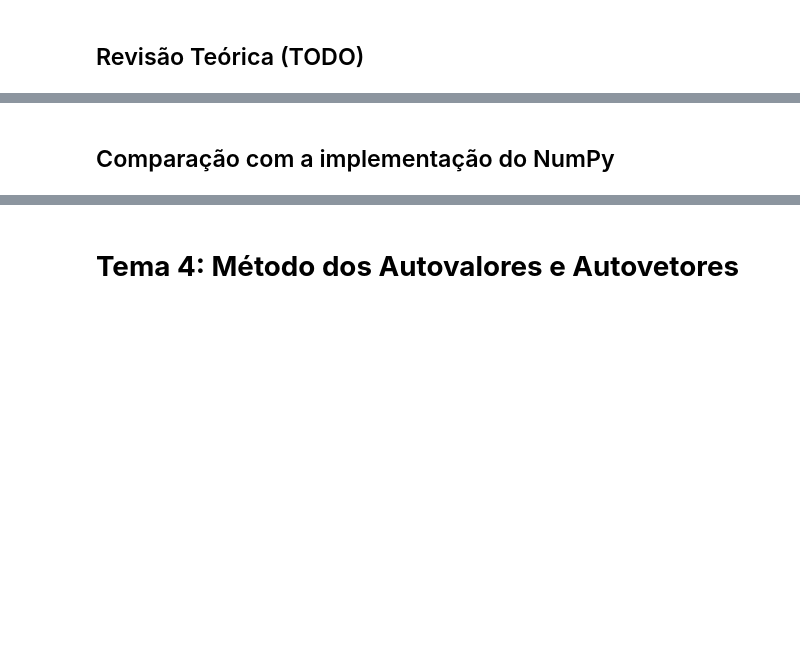
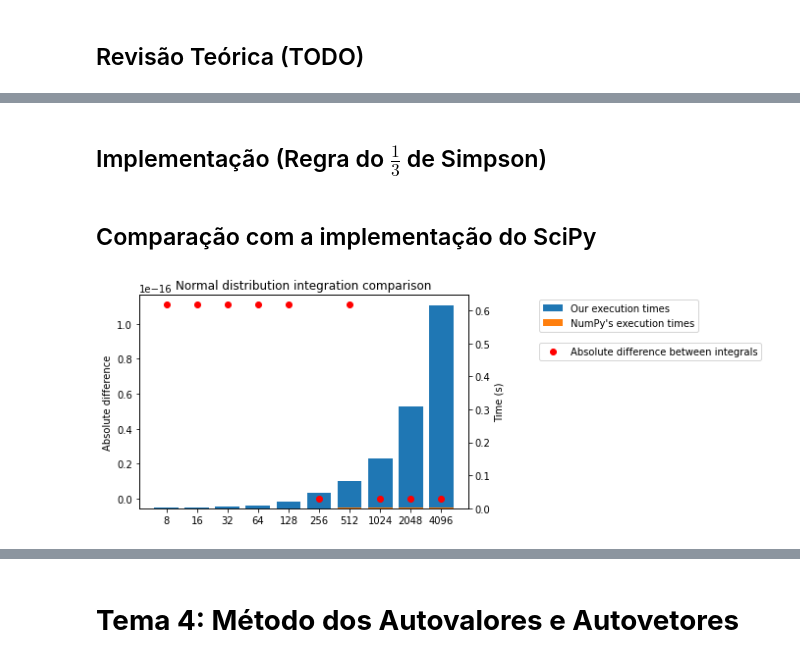
Before and after one commit to Vernalhav/numerical_analysis, a Jupyter notebook: numerico_aplicacoes.ipynb, the cells around one changed output, grey strips where cells are left out. Cells and saved outputs as stored; diff of their text form; code cells hidden in the pictures; blank space fills up the shorter version.

Commit message:
Added numeric integration

```diff
--- a/numerico_aplicacoes.ipynb
+++ b/numerico_aplicacoes.ipynb
@@ -751,0 +754,2 @@ An approximation for f(0.5) is 0.50
+# %% [markdown]
+## Implementação (Regra do $\frac{1}{3}$ de Simpson)
@@ -752,2 +781,2 @@ An approximation for f(0.5) is 0.50
 # %% [markdown]
-## Comparação com a implementação do NumPy
+## Comparação com a implementação do SciPy
@@ -753,0 +807,41 @@ An approximation for f(0.5) is 0.50
+# %%
+from scipy.integrate import quad
+
+
+def compare_integration(f, a=0, init_interval_size=8, mult_step=2, n_tests=8):
+    """
+    Returns tuple with Xs, errors and execution times
+    as per _compare_implementation_ standard. The test cases
+    are run with callable function f given as argument.
+    """
+
+    Xs = []
+    errors = []
+
+    our_times = []
+    scipy_times = []
+
+    b = a + init_interval_size
+    for i in range(n_tests):
+        Xs.append(b - a)
+
+        scipy_time, (scipy_int, _) = numpy_wrapper(quad, f, a, b)
+        our_time, our_int = implementation_wrapper(integrate, f, a, b, n_samples=10*(b-a))
+
+        our_times.append(our_time)
+        scipy_times.append(scipy_time)
+
+        errors.append(np.abs(our_int - scipy_int))
+        b *= mult_step
+
+    return Xs, errors, (our_times, scipy_times)
+# %%
+f = normal(0, 1)
+
+Xs, errors, times = compare_integration(f, n_tests=10)
+compare_implementation(Xs, errors, times, linearize_x=True,
+                       x_label='Integration interval size',
+                       title='Normal distribution integration comparison',
+                       err_metric='Absolute difference between integrals')
+# %% [output]
+[figure, added]
```
Also changed, not shown: parts of 23 cells of this notebook.
